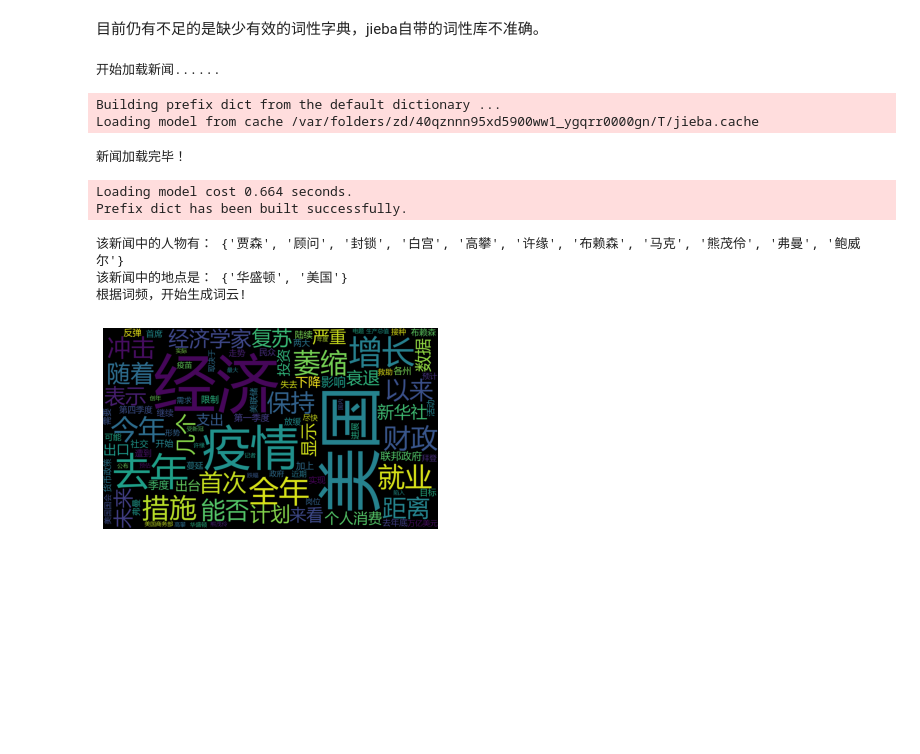
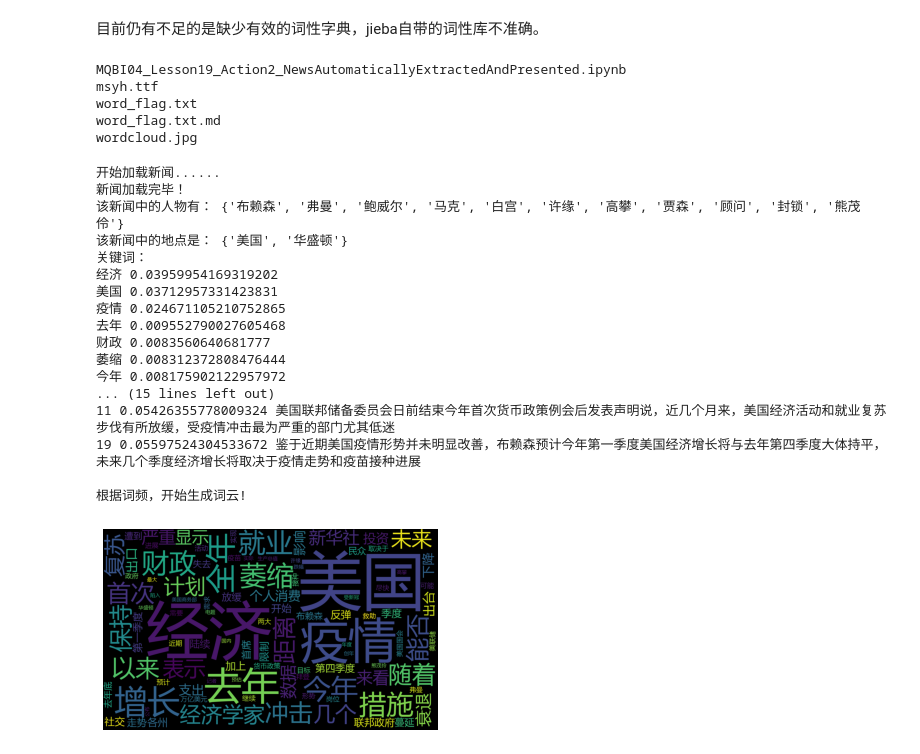
Before and after one commit to Meiyun-Tan/kkbAssignment, a Jupyter notebook: BI04名企班/MQBI04_Lesson19_Action2_NewsAutomaticallyExtractedAndPresented.ipynb, the cells around one changed output. Cells and saved outputs as stored; diff of their text form; code cells hidden in the pictures; blank space fills up the shorter version.

```diff
--- a/BI04名企班/MQBI04_Lesson19_Action2_NewsAutomaticallyExtractedAndPresented.ipynb
+++ b/BI04名企班/MQBI04_Lesson19_Action2_NewsAutomaticallyExtractedAndPresented.ipynb
@@ -11,6 +11,14 @@
 考虑要自动化处理的需求，所以直接封装为类。
 # %% [markdown]
 目前仍有不足的是缺少有效的词性字典，jieba自带的词性库不准确。
+# %%
+ls
+# %% [output]
+MQBI04_Lesson19_Action2_NewsAutomaticallyExtractedAndPresented.ipynb
+msyh.ttf
+word_flag.txt
+word_flag.txt.md
+wordcloud.jpg
 # %%
 import re
 
@@ -33,7 +42,8 @@ class MySpider:
 
     def crawler(self, url):
         """爬取新闻正文内容"""
-        print("开始加载新闻......")
+        # 粗体打印
+        print('\033[1m' + "开始加载新闻......")
         res = requests.get(url, headers=self.header)
         res.encoding = 'utf-8'
         contents = None
@@ -72,45 +82,84 @@ class VisualNews:
             string = string.replace(stop_word, '')
         return string
 
-    # 生成词云
-    def create_word_cloud(self, max_words=100, sav_png="wordcloud.jpg"):
-        print('根据词频，开始生成词云!')
+    def preprocess_text(self):
         # 仅保留中文和标点符号
         contents = "".join(re.findall("[\u4e00-\u9fa5。，？！：]", self.article))
         contents = self.remove_stopwords(contents)
         cut_text = jieba.cut(contents)
         cut_text = " ".join(cut_text)
+        return cut_text
+
+    def my_get_key_words(self):
+        """获取新闻关键词"""
+        text = self.article
+        # 输出关键词，设置文本小写，窗口为2
+        tr4w = TextRank4Keyword()
+        tr4w.analyze(text=text, lower=True, window=3)
+        print('关键词：')
+        for item in tr4w.get_keywords(20, word_min_len=2):
+            print(item.word, item.weight)
+
+    def my_get_key_setences(self):
+        """获取新闻摘要"""
+        # 输出重要的句子
+        tr4s = TextRank4Sentence()
+        tr4s.analyze(text=self.article, lower=True, source='all_filters')
+        print('新闻摘要如下：')
+        # 重要性较高的三个句子
+        # tr4s.get_key_sentences()返回的是嵌套字典的列表
+        top3sentence_lst = tr4s.get_key_sentences(num=3)
+        # 按照index顺序对top3句子进行排序
+        top3sentence_lst = sorted(top3sentence_lst, key=lambda x: x['index'])
+        for item in top3sentence_lst:
+            # index是语句在文本中位置，weight表示权重
+            print(item.index, item.weight, item.sentence)
+
+    # 生成词云
+    def create_word_cloud(self, max_words=100, sav_png="wordcloud.jpg"):
+        cut_text = self.preprocess_text()
+        print('\n根据词频，开始生成词云!')
         wc = WordCloud(
             max_words=max_words,
             width=2000,
             height=1200,
             collocations=False,
             font_path='msyh.ttf',
         )
         wordcloud = wc.generate(cut_text)
         # 写词云图片
         wordcloud.to_file(sav_png)
         # 显示词云文件
         plt.imshow(wordcloud)
         plt.axis("off")
         plt.show()
 
 
 if __name__ == "__main__":
     URL = "https://world.huanqiu.com/article/41iWlHaX3ae"
     spider = MySpider()
     article = spider.crawler(URL)
     if article:
         visualize = VisualNews(article)
+        visualize.my_get_key_words()
+        visualize.my_get_key_setences()
         visualize.create_word_cloud()
 # %% [output]
 开始加载新闻......
+新闻加载完毕！
+该新闻中的人物有： {'布赖森', '弗曼', '鲍威尔', '马克', '白宫', '许缘', '高攀', '贾森', '顾问', '封锁', '熊茂伶'}
+该新闻中的地点是： {'美国', '华盛顿'}
+关键词：
+经济 0.03959954169319202
+美国 0.03712957331423831
+疫情 0.024671105210752865
+去年 0.009552790027605468
+财政 0.0083560640681777
+萎缩 0.008312372808476444
+今年 0.008175902122957972
+... (15 lines left out)
+11 0.05426355778009324 美国联邦储备委员会日前结束今年首次货币政策例会后发表声明说，近几个月来，美国经济活动和就业复苏步伐有所放缓，受疫情冲击最为严重的部门尤其低迷
+19 0.05597524304533672 鉴于近期美国疫情形势并未明显改善，布赖森预计今年第一季度美国经济增长将与去年第四季度大体持平，未来几个季度经济增长将取决于疫情走势和疫苗接种进展
+
+根据词频，开始生成词云!
-Building prefix dict from the default dictionary ...
-Loading model from cache /var/folders/zd/40qznnn95xd5900ww1_ygqrr0000gn/T/jieba.cache
-新闻加载完毕！
-Loading model cost 0.664 seconds.
-Prefix dict has been built successfully.
-该新闻中的人物有： {'贾森', '顾问', '封锁', '白宫', '高攀', '许缘', '布赖森', '马克', '熊茂伶', '弗曼', '鲍威尔'}
-该新闻中的地点是： {'华盛顿', '美国'}
-根据词频，开始生成词云!
-[figure, old version]
+[figure, new version]
```
Also changed, not shown: parts of 1 cell of this notebook, 3 other files.
